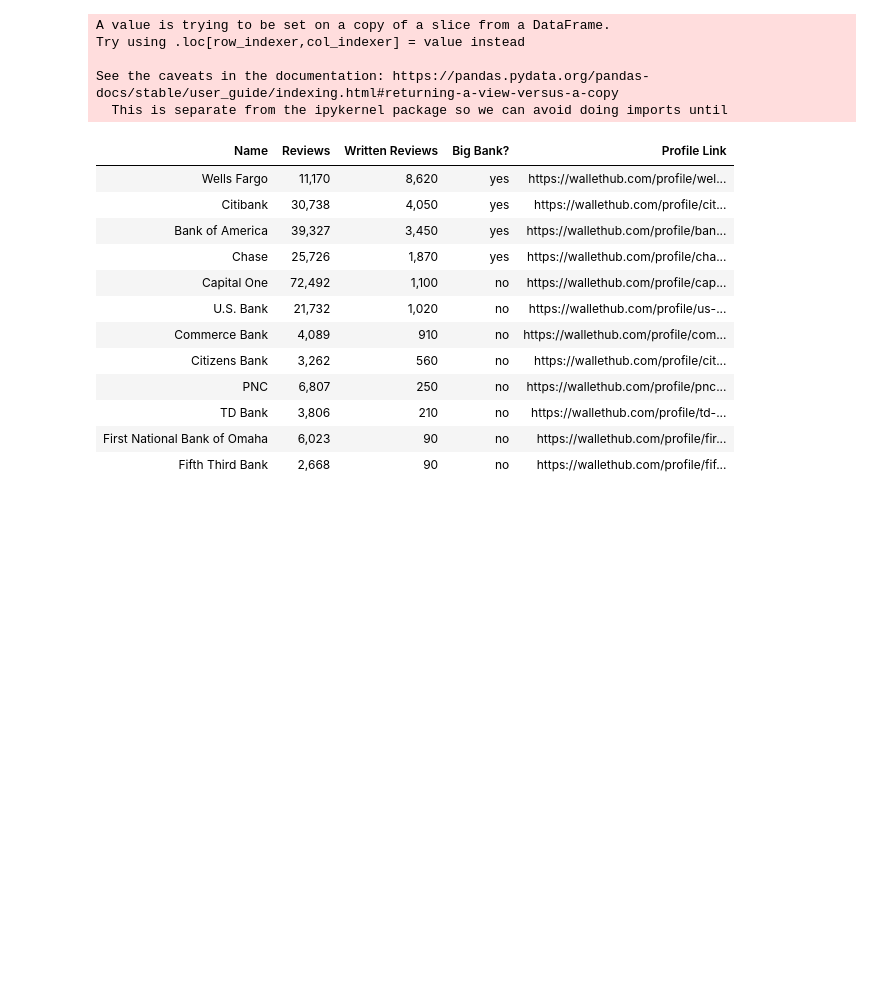
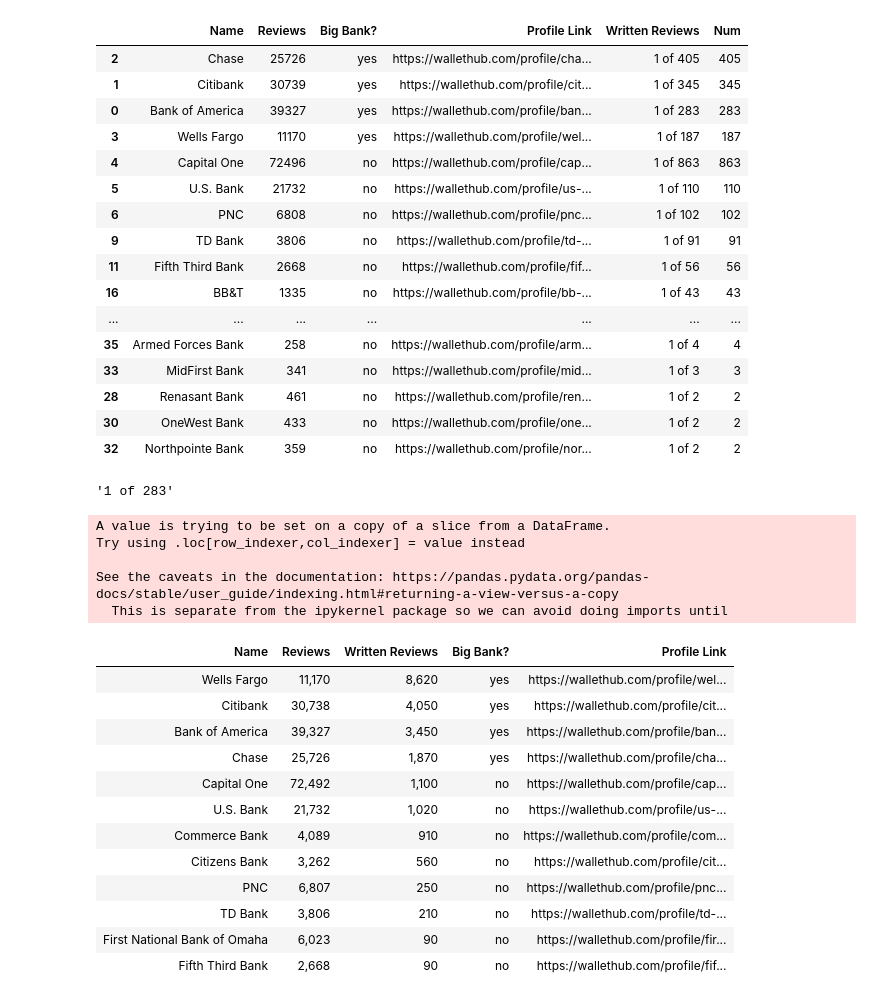
Before and after one commit to GitHubUzr/TextAnalytics, a Jupyter notebook: Bank Details - Wallethub.ipynb, the cells around one changed output. Saved outputs shown, nothing was run; the diff lists cells and outputs as text; code cells hidden in the pictures; blank space fills up the shorter version.

```diff
--- a/Bank Details - Wallethub.ipynb
+++ b/Bank Details - Wallethub.ipynb
@@ -117,3 +117,15 @@ df2
 | 9 | TD Bank | 3806 | no | https://wallethub.com/profile/td-... |
 | 10 | Citizens Bank | 3262 | no | https://wallethub.com/profile/cit... |
 | 11 | Fifth Third Bank | 2668 | no | https://wallethub.com/profile/fif... |
+# %%
+driver = webdriver.Chrome('c:/Users/TV/Downloads/chromedriver_win32/chromedriver.exe')
+pages = {'Profile Link':[],
+         'Written Reviews':[]}
+for x in df['Profile Link']:
+    time.sleep(random.randint(1,3)) #wait random amount of time in between pages
+    driver.get(x)
+    time.sleep(1)                              # Give Javascript time to render
+    soup = BeautifulSoup(driver.page_source)
+    res = soup.find(class_="rvtab-pag-pos").get_text()
+    pages['Profile Link'].append(x)
+    pages['Written Reviews'].append(res)
@@ -119,0 +139,8 @@ df2
+# %%
+pages['Num']=[]
+# %%
+for x in pages['Written Reviews']:
+    y = x.split()
+    z = int(y[2])
+    print(z)
+    pages['Num'].append(z)
@@ -119,0 +165,3 @@ df2
+# %%
+df_extra = pd.DataFrame(pages)
+inner_merged = pd.merge(df_temp, df_extra)
@@ -120,3 +170,28 @@ df2
+# %%
+inner_merged.sort_values(by=['Big Bank?','Num'],inplace=True, ascending=False)
+inner_merged
+# %% [output]
+|  | Name | Reviews | Big Bank? | Profile Link | Written Reviews | Num |
+| 2 | Chase | 25726 | yes | https://wallethub.com/profile/cha... | 1 of 405 | 405 |
+| 1 | Citibank | 30739 | yes | https://wallethub.com/profile/cit... | 1 of 345 | 345 |
+| 0 | Bank of America | 39327 | yes | https://wallethub.com/profile/ban... | 1 of 283 | 283 |
+| 3 | Wells Fargo | 11170 | yes | https://wallethub.com/profile/wel... | 1 of 187 | 187 |
+| 4 | Capital One | 72496 | no | https://wallethub.com/profile/cap... | 1 of 863 | 863 |
+| 5 | U.S. Bank | 21732 | no | https://wallethub.com/profile/us-... | 1 of 110 | 110 |
+| 6 | PNC | 6808 | no | https://wallethub.com/profile/pnc... | 1 of 102 | 102 |
+| 9 | TD Bank | 3806 | no | https://wallethub.com/profile/td-... | 1 of 91 | 91 |
+| 11 | Fifth Third Bank | 2668 | no | https://wallethub.com/profile/fif... | 1 of 56 | 56 |
+| 16 | BB&T | 1335 | no | https://wallethub.com/profile/bb-... | 1 of 43 | 43 |
+| ... | ... | ... | ... | ... | ... | ... |
+| 35 | Armed Forces Bank | 258 | no | https://wallethub.com/profile/arm... | 1 of 4 | 4 |
+| 33 | MidFirst Bank | 341 | no | https://wallethub.com/profile/mid... | 1 of 3 | 3 |
+| 28 | Renasant Bank | 461 | no | https://wallethub.com/profile/ren... | 1 of 2 | 2 |
+| 30 | OneWest Bank | 433 | no | https://wallethub.com/profile/one... | 1 of 2 | 2 |
+| 32 | Northpointe Bank | 359 | no | https://wallethub.com/profile/nor... | 1 of 2 | 2 |
+# %%
+soup.find(class_="rvtab-pag-pos").get_text()
+# %% [output]
+'1 of 283'
 # %%
 #of these rows, find (manually, for now) the number of written reviews
 #based on pages available on profile page (as each page has 10 reviews, ignoring replies)
```
Also changed, not shown: parts of 8 cells of this notebook.
